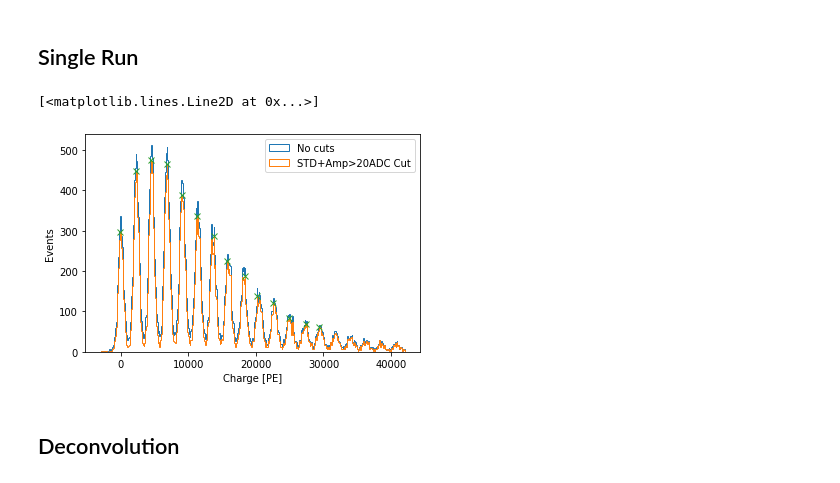
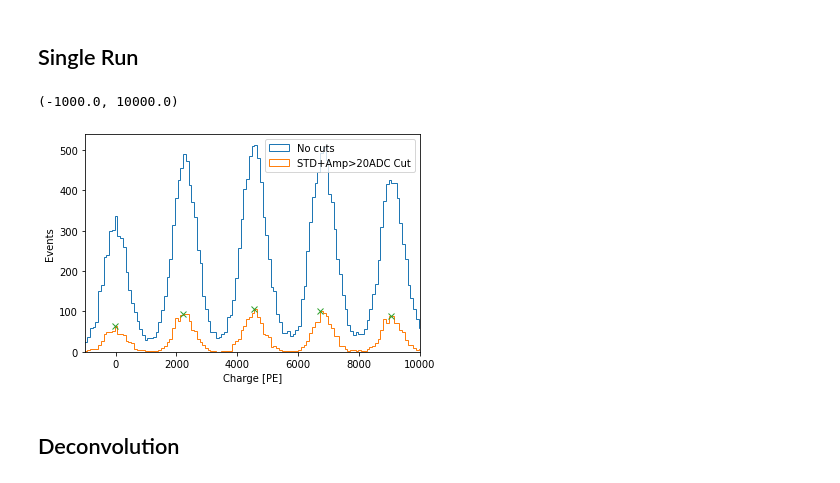
Before and after one commit to rodralva/JOYTHON_TOOLS, a Jupyter notebook: notebooks/Calibration.ipynb, the cells around one changed output. Cells and saved outputs as stored; diff of their text form; code cells hidden in the pictures.

```diff
--- a/notebooks/Calibration.ipynb
+++ b/notebooks/Calibration.ipynb
@@ -9,44 +9,48 @@ DEBUG = False;
 # %% [markdown]
 ## Single Run
 # %%
-# Let's create a function to model and create data
+# WEEK="APSAIA_VUV_2";
+# WEEK="DAPHNE_VUV";
+WEEK="DAPHNE_VIS";
 
-# WEEK="APSAIA_VUV";
-WEEK="DAPHNE_VIS";
 path="/scr/neutrinos/rodrigoa/"+WEEK+"/joython/"
 Runs=open_runs_table("../macros/"+WEEK+".xlsx")
+Calib_run=Runs[(Runs["Type"]=="Calibration")].iloc[2] #2nd calib run, middle voltage
+
 Runs=Runs[Runs["Type"]=="Visible"]
+
 
 for ch in [5]:
     r=0;
-    # for run in Runs["Run"].array:
-    for run in [4]:
+
+    for run in [Calib_run["Run"]]:
         run_path=path+"run"+str(run).zfill(2)+"/";
         compress=False
         Pedestal_vars=open_run_var(run_path,"Pedestal_vars",[ch],compressed=compress)
         Charge_vars  =open_run_var(run_path ,"Charge_vars" ,[ch],compressed=compress)
         Peak_vars    =open_run_var(run_path ,"Peak_vars"   ,[ch],compressed=compress)
-        Peak_vars    =open_run_var(run_path ,"Peak_vars"   ,[ch],compressed=compress)
     for run in [Runs.iloc[2]["Run"]]:
         run_path=path+"run"+str(run).zfill(2)+"/";
         Average_waveform  =open_ch_var(run_path ,"Avg_wvf"   ,ch,compressed=compress)
 
-Ped_CUT=Pedestal_vars[ch]["STD"]<20
+Ped_CUT=Pedestal_vars[ch]["STD"]<8
 
 plt.hist(Charge_vars[ch]["ChargeRangeAverageWvf"]                        ,500,np.array([-0.1,1.4])*3e4,histtype="step");
 plt.hist(Charge_vars[ch]["ChargeRangeAverageWvf"][Ped_CUT]               ,500,np.array([-0.1,1.4])*3e4,histtype="step");
 counts,bins= np.histogram(Charge_vars[ch]["ChargeRangeAverageWvf"][Ped_CUT],500,np.array([-0.1,1.4])*3e4);
 
 plt.legend(["No cuts","STD+Amp>20ADC Cut","STD+Amp>40ADC Cut","Best Fit"],loc="upper right")
 plt.xlabel("Charge [PE]")
 plt.ylabel("Events")
 # plt.ylim([1,2e3])
 
-peaks=find_peaks(counts,height=50,width=5)
+peaks=find_peaks(counts,height=50,width=4)
 plt.plot(bins[peaks[0]],peaks[1]["peak_heights"],"x")
+# plt.semilogy()
+plt.xlim([-1e3,1e4])
 # %% [output]
-[<matplotlib.lines.Line2D at 0x...>]
+(-1000.0, 10000.0)
-[figure, old version]
+[figure, new version]
 # %% [markdown]
 ## Deconvolution
 # %%
```
Also changed, not shown: parts of 21 cells of this notebook, 14 other files.
